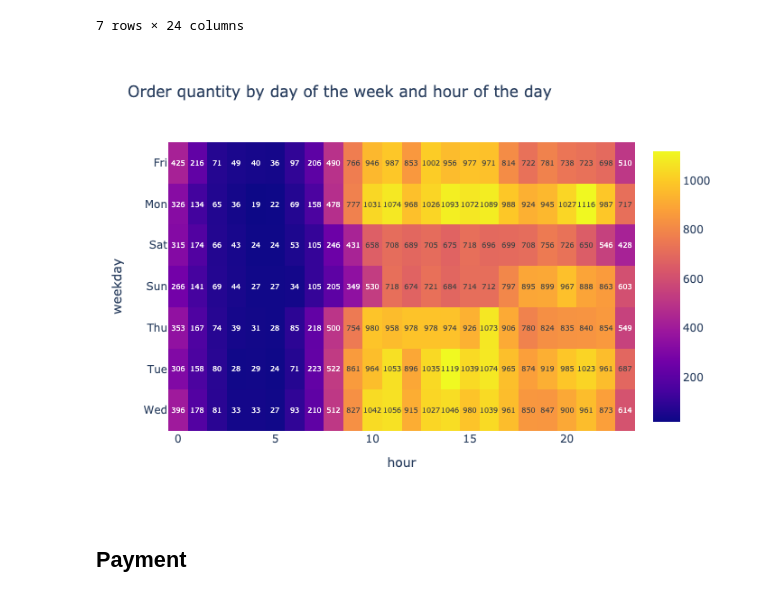
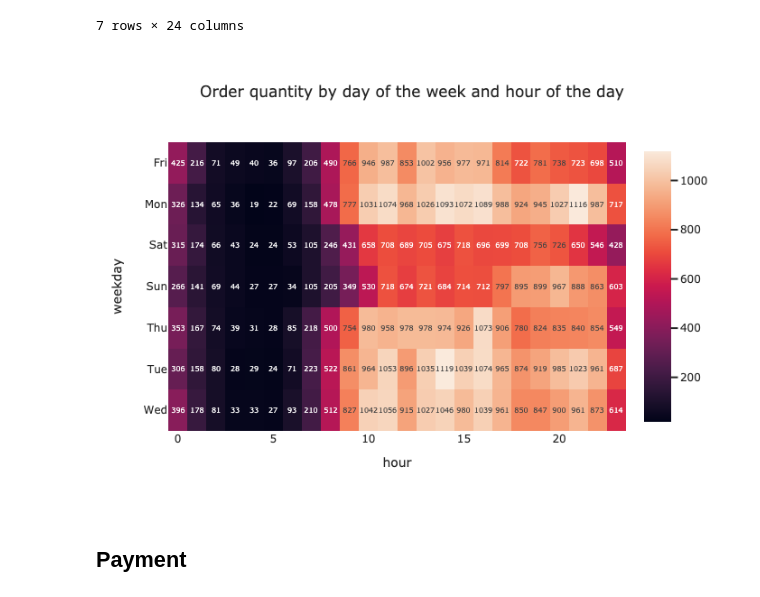
Before and after one commit to dailyLi/olist_digital_marketing, a Jupyter notebook: EDA.ipynb, the cells around one changed output. Drawn from its saved outputs; the diff is of its cells as text; code cells hidden in the pictures.

```diff
--- a/EDA.ipynb
+++ b/EDA.ipynb
@@ -9,6 +9,8 @@ from datetime import datetime, timedelta
 # %%
 import plotly.express as px
 import plotly.io as pio
+import plotly.graph_objects as go
+pio.templates.default = "seaborn"
 # %% [markdown]
 ## Orders
 # %%
@@ -182,9 +187,10 @@ byWkdHr
 | Wed | 396 | 178 | 81 | 33 | 33 | 27 | 93 | 210 | 512 | 827 | ... | ... |
 7 rows × 24 columns
 # %%
-fig = px.imshow(byWkdHr, text_auto=True,
+fig = px.imshow(byWkdHr, text_auto=True, height = 500,
                title="Order quantity by day of the week and hour of the day")
 #fig.show()
 fig.show(renderer="png")
+fig.write_html("visuals/byWkdHr-heatmap.html")
 # %% [output]
-[figure, old version]
+[figure, new version]
```
Also changed, not shown: parts of 41 cells of this notebook, 1 other file.
